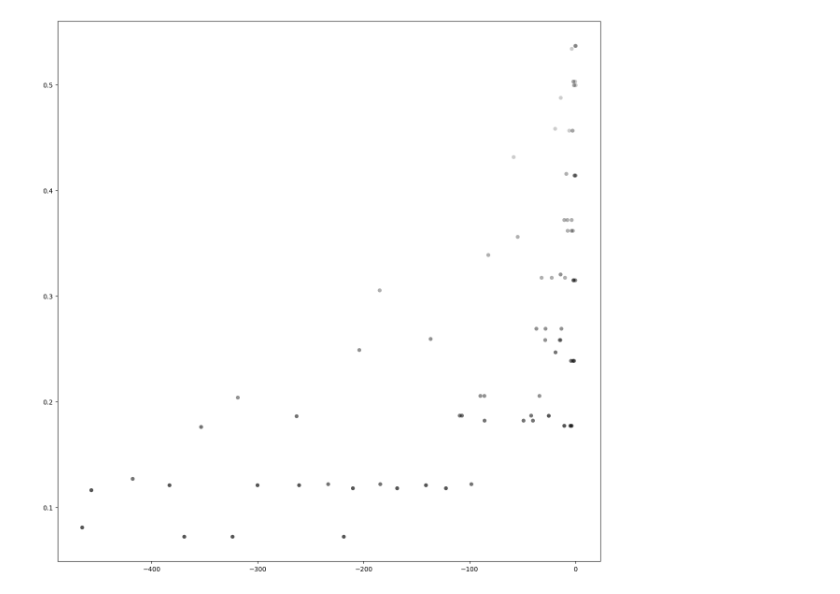
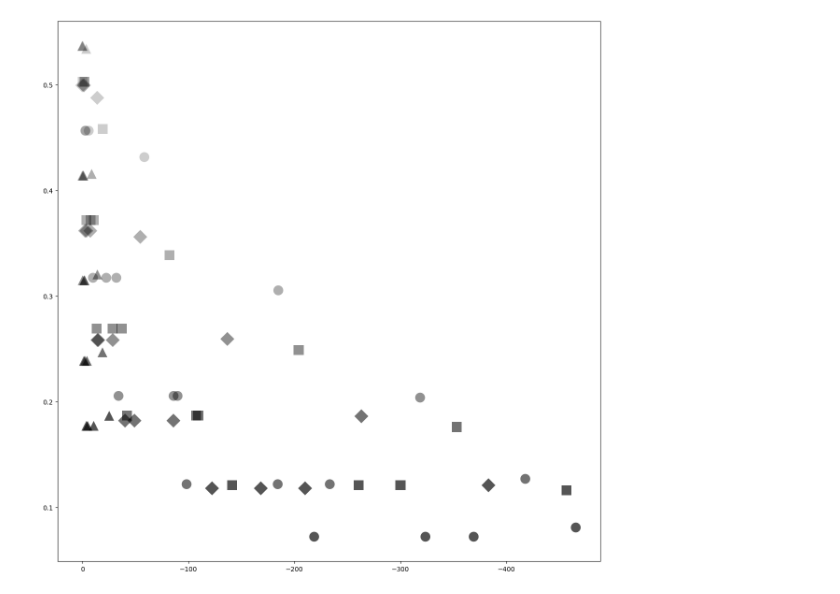
Before and after one commit to ETH-DISCO/advx-bench, a Jupyter notebook: analysis/3-eval_cls_generalizability.ipynb, the cells around one changed output. Cells and saved outputs as stored; diff of their text form; code cells hidden in the pictures.

```diff
--- a/analysis/3-eval_cls_generalizability.ipynb
+++ b/analysis/3-eval_cls_generalizability.ipynb
@@ -26,6 +26,7 @@ data = pd.read_csv(datapath)
 """
 preprocessing
 """
+
 
 def get_quality(cs, psnr, ssim, lpips):
     # weighted average metric:
@@ -68,41 +69,29 @@ data = data.groupby(['model', 'mask', 'opacity']).agg({
 plot
 """
 
+
 plt.figure(figsize=(15, 15))
 
 adv_acc = data['acc_rank_delta'] # x-axis
 quality = data['quality'] # y-axis
 
+# invert order of x-axis
+plt.gca().invert_xaxis()
+
 model = data['model'] # "model": ["vit", "eva02", "eva01", "convnext", "resnet"],
 mask = data['mask'] # "mask": ["circle", "square", "diamond", "knit"],
 opacity = data['opacity'] # "opacity": [50, 80, 110, 140, 170],
 
-scatter = plt.scatter(adv_acc, quality,
-                        marker='o',
-                        cmap='hot',
-                        c='black',
-                        alpha=data['opacity']/255,
-                        edgecolors='none')
+markers = {'circle': 'o', 'square': 's', 'diamond': 'D', 'knit': '^'}
 
-
-# scatter_false = plt.scatter(perturb_false['adv_acc'], perturb_false['quality'],
-#                             label='perturb = False',
-#                             marker='s',
-#                             s=perturb_false['density'] * 2.5,
-#                             alpha=perturb_false['opacity']/255,
-#                             c='black',
-#                             edgecolors='none')
-
-# scatter_true = plt.scatter(perturb_true['adv_acc'], perturb_true['quality'],
-#                            label='perturb = True',
-#                            marker='o',
-#                            s=perturb_true['density'] * 2.5,
-#                            alpha=perturb_true['opacity']/255,
-#                            c=perturb_true['epsilon'],
-#                            cmap='hot',
-#                            edgecolors='none')
-
-# plt.colorbar(scatter_true, label='Epsilon', pad=0.02)
+for mask in markers:
+    mask_data = data[data['mask'] == mask]
+    plt.scatter(mask_data['acc_rank_delta'], mask_data['quality'],
+                marker=markers[mask],
+                c='black',
+                alpha=mask_data['opacity']/255,
+                s=230,
+                edgecolors='none')
 
 # """
 # maxy regression line
@@ -167,31 +156,31 @@ scatter = plt.scatter(adv_acc, quality,
 
 # plt.plot(x_smooth, y_smooth, color='gray')
 
 # """
 # legend
 # """
 
 # # legend for markers
 # legend_elements = [
 #     plt.Line2D([0], [0], marker='o', color='w', label='perturb = True', markerfacecolor='gray', markersize=10),
 #     plt.Line2D([0], [0], marker='s', color='w', label='perturb = False', markerfacecolor='gray', markersize=10),
 #     plt.Line2D([0], [0], marker='None', color='w', label=''),
 #     plt.Line2D([0], [0], marker='o', color='w', label='Low Density', markerfacecolor='gray', markersize=5),
 #     plt.Line2D([0], [0], marker='o', color='w', label='High Density', markerfacecolor='gray', markersize=10),
 #     plt.Line2D([0], [0], marker='None', color='w', label=''),
 #     plt.Line2D([0], [0], marker='o', color='w', label='Low Opacity', markerfacecolor='gray', markersize=10, alpha=0.3),
 #     plt.Line2D([0], [0], marker='o', color='w', label='High Opacity', markerfacecolor='gray', markersize=10, alpha=1),
 #     plt.Line2D([0], [0], marker='None', color='w', label=''),
 #     plt.Line2D([0], [0], color='gray', linestyle='--', label=f'Max quality per accuracy'),
 #     plt.Line2D([0], [0], color='red', linestyle='--', label=f'Poly Regression for max quality (degree={maxy_degree})'),
 #     plt.Line2D([0], [0], color='gray', label=f'Poly Regression for full dataset (degree={total_degree})'),
 # ]
 
 # plt.legend(handles=legend_elements, title='Legend', loc='upper left')
 
 # plt.xlabel('Adversarial Accuracy (lower is better)')
 # plt.ylabel('Perceptual Quality (higher is better)')
 # plt.title('Trade-off between Adversarial Accuracy and Perceptual Quality')
 # plt.show()
 # %% [output]
-[figure, old version]
+[figure, new version]
```
